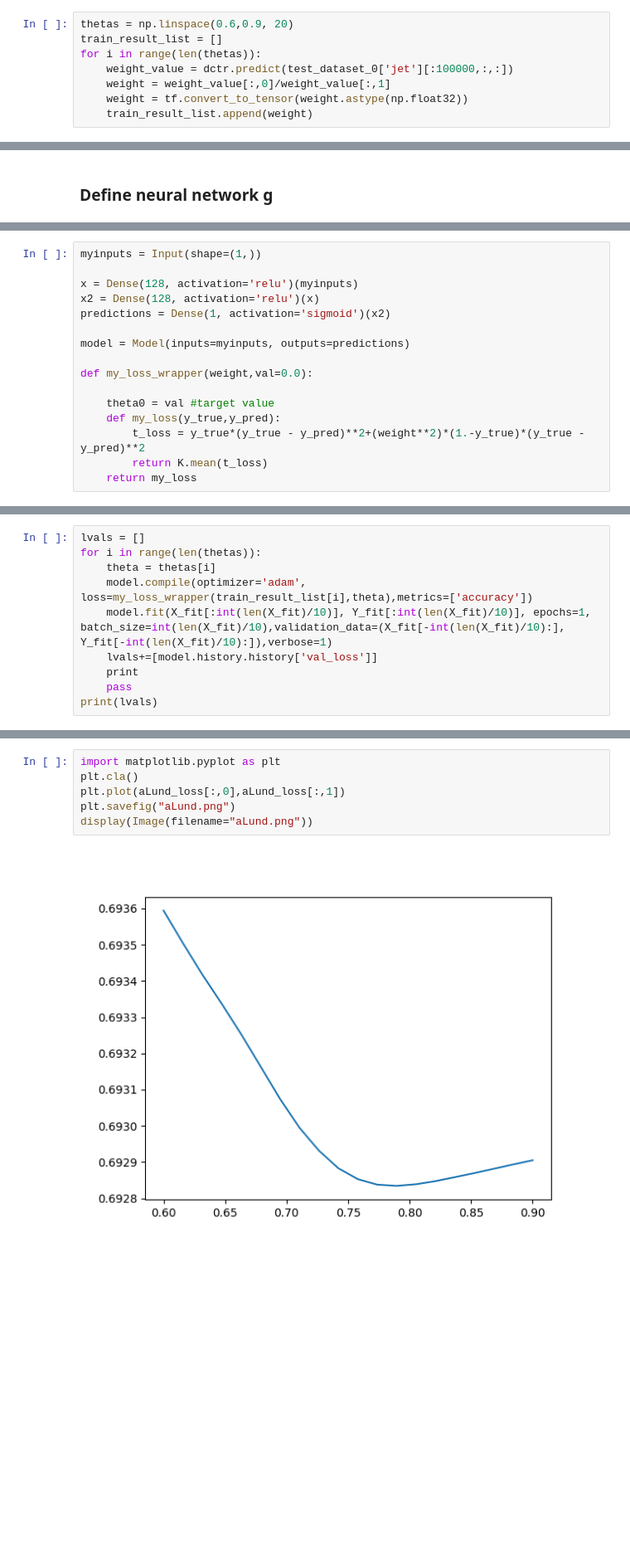
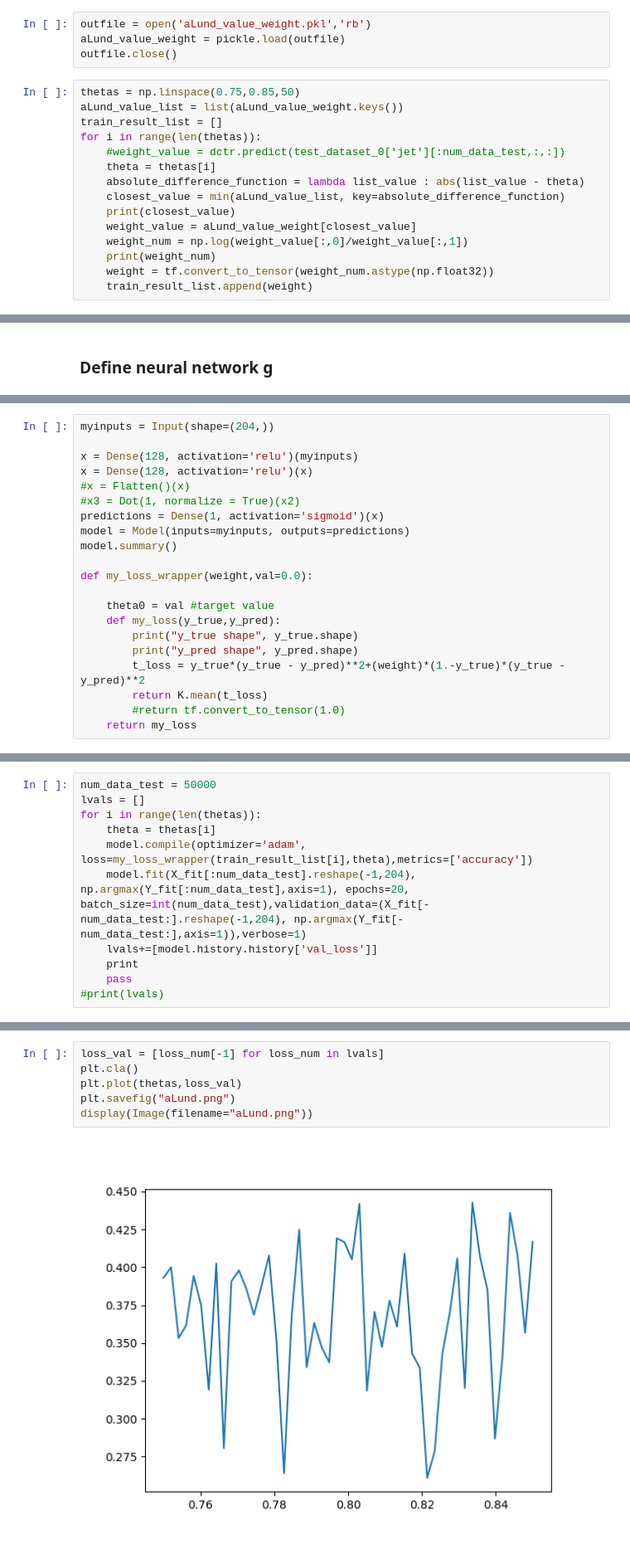
Before and after one commit to cha-suaysom/DCTREventGeneration, a Jupyter notebook: DCTR_1D_aLund_add_g.ipynb, the cells around one changed output, grey strips where cells are left out. Shown at 83% size. Drawn from its saved outputs; the diff is of its cells as text; blank space fills up the shorter version.

```diff
--- a/DCTR_1D_aLund_add_g.ipynb
+++ b/DCTR_1D_aLund_add_g.ipynb
@@ -263,8 +255,19 @@ dctr_fit_model = get_DCTR_fit_model(dctr,
+# %%
+outfile = open('aLund_value_weight.pkl','rb')
+aLund_value_weight = pickle.load(outfile)
+outfile.close()
 # %%
-thetas = np.linspace(0.6,0.9, 20)
+thetas = np.linspace(0.75,0.85,50)
+aLund_value_list = list(aLund_value_weight.keys())
 train_result_list = []
 for i in range(len(thetas)):
-    weight_value = dctr.predict(test_dataset_0['jet'][:100000,:,:])
-    weight = weight_value[:,0]/weight_value[:,1]
-    weight = tf.convert_to_tensor(weight.astype(np.float32))
+    #weight_value = dctr.predict(test_dataset_0['jet'][:num_data_test,:,:])
+    theta = thetas[i]
+    absolute_difference_function = lambda list_value : abs(list_value - theta)
+    closest_value = min(aLund_value_list, key=absolute_difference_function)
+    print(closest_value)
+    weight_value = aLund_value_weight[closest_value]
+    weight_num = np.log(weight_value[:,0]/weight_value[:,1])
+    print(weight_num)
+    weight = tf.convert_to_tensor(weight_num.astype(np.float32))
     train_result_list.append(weight)
@@ -275,17 +296,22 @@ from keras.layers import Lambda, Dense, Input, Layer, Dropout
 from keras.models import Model
 # %%
-myinputs = Input(shape=(1,))
+myinputs = Input(shape=(204,))
 
 x = Dense(128, activation='relu')(myinputs)
-x2 = Dense(128, activation='relu')(x)
-predictions = Dense(1, activation='sigmoid')(x2)
-
+x = Dense(128, activation='relu')(x)
+#x = Flatten()(x)
+#x3 = Dot(1, normalize = True)(x2)
+predictions = Dense(1, activation='sigmoid')(x)
 model = Model(inputs=myinputs, outputs=predictions)
+model.summary()
 
 def my_loss_wrapper(weight,val=0.0):
 
     theta0 = val #target value
     def my_loss(y_true,y_pred):
-        t_loss = y_true*(y_true - y_pred)**2+(weight**2)*(1.-y_true)*(y_true - y_pred)**2
+        print("y_true shape", y_true.shape)
+        print("y_pred shape", y_pred.shape)
+        t_loss = y_true*(y_true - y_pred)**2+(weight)*(1.-y_true)*(y_true - y_pred)**2
         return K.mean(t_loss)
+        #return tf.convert_to_tensor(1.0)
     return my_loss
@@ -292,11 +336,12 @@ def my_loss_wrapper(weight,val=0.0):
 # %%
+num_data_test = 50000
 lvals = []
 for i in range(len(thetas)):
     theta = thetas[i]
     model.compile(optimizer='adam', loss=my_loss_wrapper(train_result_list[i],theta),metrics=['accuracy'])
-    model.fit(X_fit[:int(len(X_fit)/10)], Y_fit[:int(len(X_fit)/10)], epochs=1, batch_size=int(len(X_fit)/10),validation_data=(X_fit[-int(len(X_fit)/10):], Y_fit[-int(len(X_fit)/10):]),verbose=1)
+    model.fit(X_fit[:num_data_test].reshape(-1,204), np.argmax(Y_fit[:num_data_test],axis=1), epochs=20, batch_size=int(num_data_test),validation_data=(X_fit[-num_data_test:].reshape(-1,204), np.argmax(Y_fit[-num_data_test:],axis=1)),verbose=1)
     lvals+=[model.history.history['val_loss']]
     print
     pass
-print(lvals)
+#print(lvals)
 # %% [output]
@@ -361,8 +365,8 @@ aLund_loss[:,0], aLund_loss[:,1]
 # %%
-import matplotlib.pyplot as plt
+loss_val = [loss_num[-1] for loss_num in lvals]
 plt.cla()
-plt.plot(aLund_loss[:,0],aLund_loss[:,1])
+plt.plot(thetas,loss_val)
 plt.savefig("aLund.png")
 display(Image(filename="aLund.png"))
 # %% [output]
-[figure, old version]
+[figure, new version]
```
Also changed, not shown: parts of 12 cells of this notebook.
